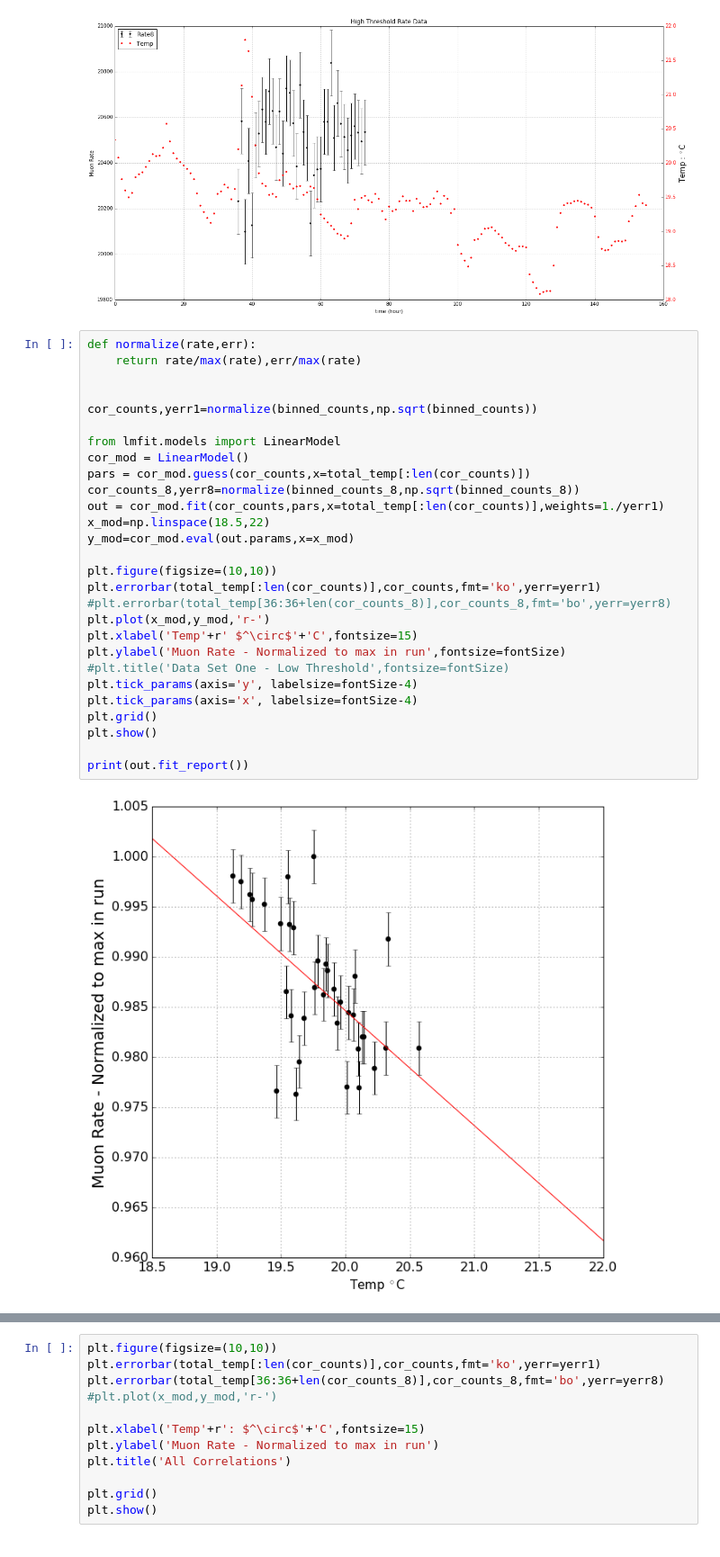
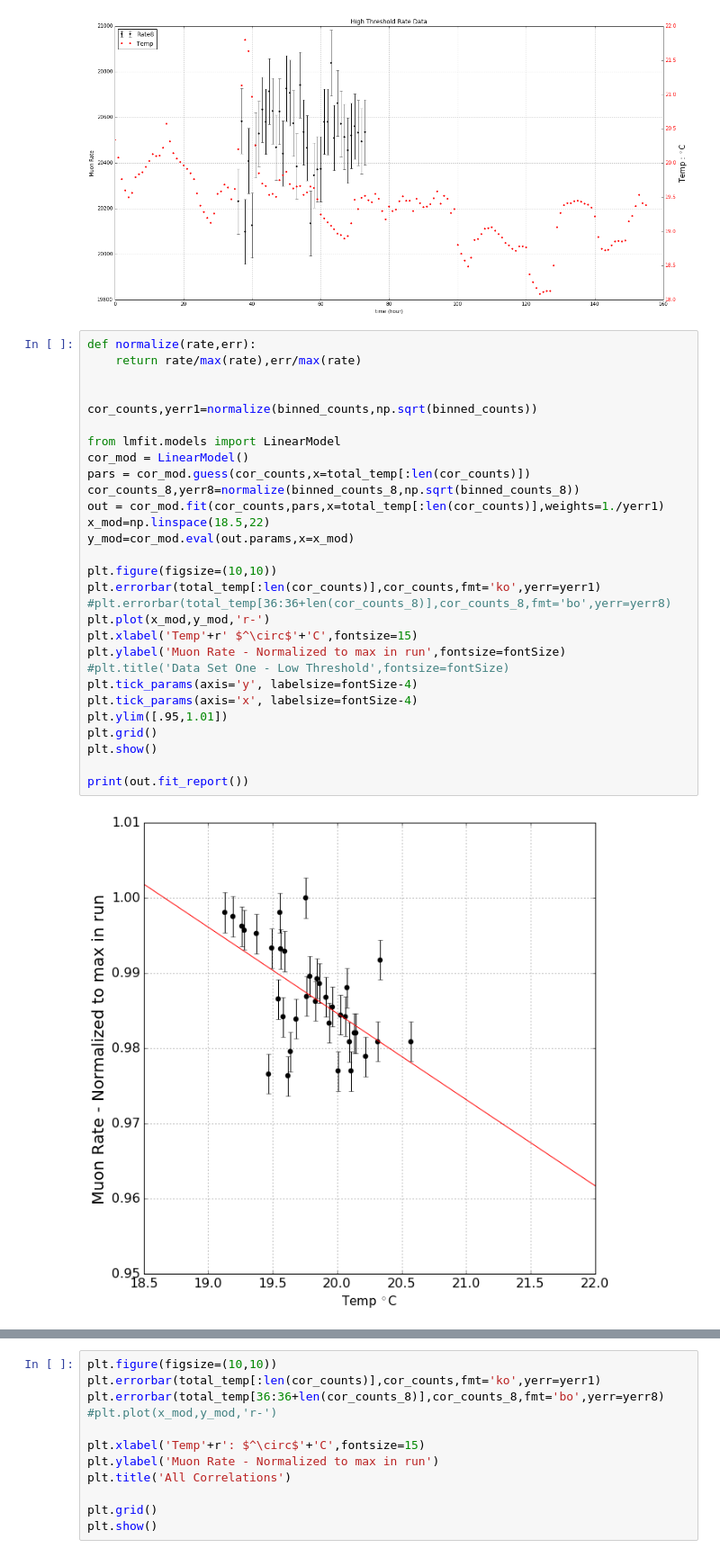
Before and after one commit to ianhi/Phys314, a Jupyter notebook: Muon/Muon_Final_Rate.ipynb, the cells around one changed output, grey strips where cells are left out. Shown at 90% size. Saved outputs shown, nothing was run; the diff lists cells and outputs as text.

```diff
--- a/Muon/Muon_Final_Rate.ipynb
+++ b/Muon/Muon_Final_Rate.ipynb
@@ -386,33 +386,34 @@ plt.title('High Threshold Rate Data')
 # %%
 def normalize(rate,err):
     return rate/max(rate),err/max(rate)
 
 
 cor_counts,yerr1=normalize(binned_counts,np.sqrt(binned_counts))
 
 from lmfit.models import LinearModel
 cor_mod = LinearModel()
 pars = cor_mod.guess(cor_counts,x=total_temp[:len(cor_counts)])
 cor_counts_8,yerr8=normalize(binned_counts_8,np.sqrt(binned_counts_8))
 out = cor_mod.fit(cor_counts,pars,x=total_temp[:len(cor_counts)],weights=1./yerr1)
 x_mod=np.linspace(18.5,22)
 y_mod=cor_mod.eval(out.params,x=x_mod)
 
 plt.figure(figsize=(10,10))
 plt.errorbar(total_temp[:len(cor_counts)],cor_counts,fmt='ko',yerr=yerr1)
 #plt.errorbar(total_temp[36:36+len(cor_counts_8)],cor_counts_8,fmt='bo',yerr=yerr8)
 plt.plot(x_mod,y_mod,'r-')
 plt.xlabel('Temp'+r' $^\circ$'+'C',fontsize=15)
 plt.ylabel('Muon Rate - Normalized to max in run',fontsize=fontSize)
 #plt.title('Data Set One - Low Threshold',fontsize=fontSize)
 plt.tick_params(axis='y', labelsize=fontSize-4)
 plt.tick_params(axis='x', labelsize=fontSize-4)
+plt.ylim([.95,1.01])
 plt.grid()
 plt.show()
 
 print(out.fit_report())
 # %% [output]
-[figure, old version]
+[figure, new version]
 [[Model]]
     Model(linear)
 [[Fit Statistics]]
```
Also changed, not shown: parts of 1 cell of this notebook, 8 other files.
